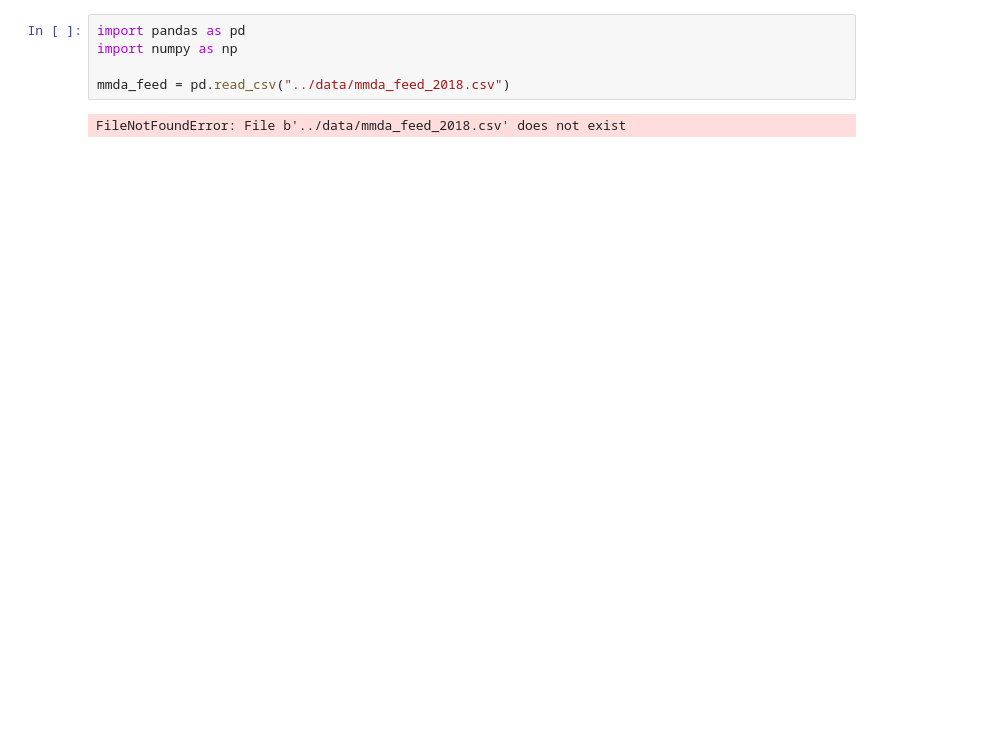
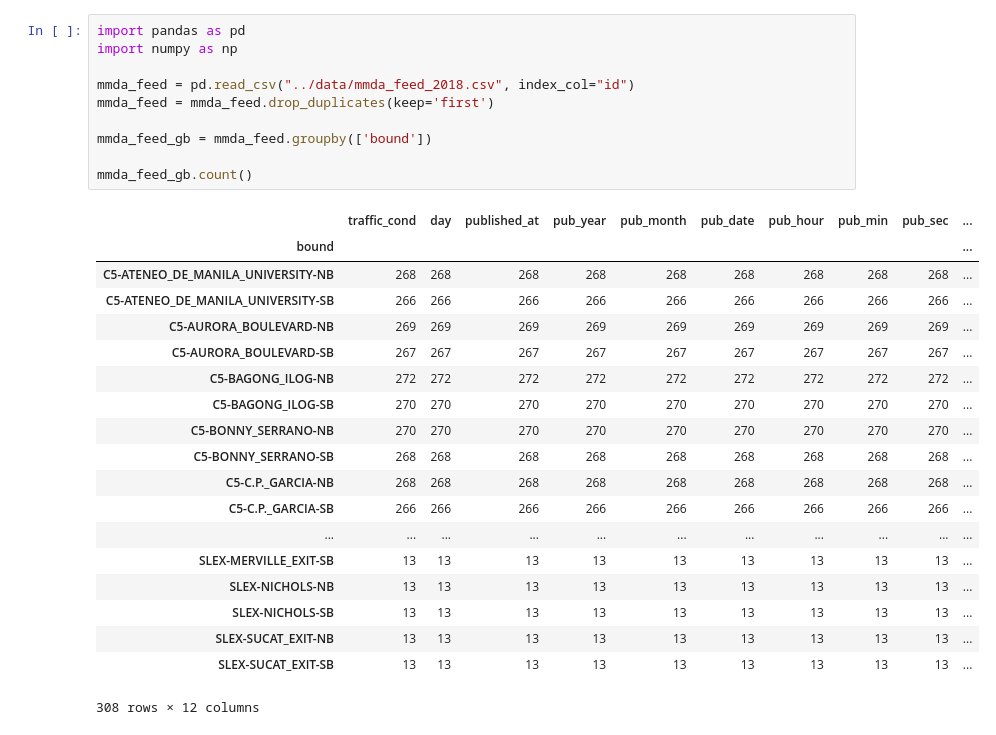
Before and after one commit to dlsucomet/ph-traffic, a Jupyter notebook: notebook/traffic_eda.ipynb, the cells around one changed output. Saved outputs shown, nothing was run; the diff lists cells and outputs as text; blank space fills up the shorter version.

Commit message:
Data processing pipeline

```diff
--- a/notebook/traffic_eda.ipynb
+++ b/notebook/traffic_eda.ipynb
@@ -1,7 +1,30 @@
 # %%
 import pandas as pd
 import numpy as np
 
-mmda_feed = pd.read_csv("../data/mmda_feed_2018.csv")
+mmda_feed = pd.read_csv("../data/mmda_feed_2018.csv", index_col="id")
+mmda_feed = mmda_feed.drop_duplicates(keep='first')
+
+mmda_feed_gb = mmda_feed.groupby(['bound'])
+
+mmda_feed_gb.count()
 # %% [output]
+|  | traffic_cond | day | published_at | pub_year | pub_month | pub_date | pub_hour | pub_min | pub_sec | ... |
+| bound |  |  |  |  |  |  |  |  |  | ... |
+| C5-ATENEO_DE_MANILA_UNIVERSITY-NB | 268 | 268 | 268 | 268 | 268 | 268 | 268 | 268 | 268 | ... |
+| C5-ATENEO_DE_MANILA_UNIVERSITY-SB | 266 | 266 | 266 | 266 | 266 | 266 | 266 | 266 | 266 | ... |
+| C5-AURORA_BOULEVARD-NB | 269 | 269 | 269 | 269 | 269 | 269 | 269 | 269 | 269 | ... |
+| C5-AURORA_BOULEVARD-SB | 267 | 267 | 267 | 267 | 267 | 267 | 267 | 267 | 267 | ... |
+| C5-BAGONG_ILOG-NB | 272 | 272 | 272 | 272 | 272 | 272 | 272 | 272 | 272 | ... |
+| C5-BAGONG_ILOG-SB | 270 | 270 | 270 | 270 | 270 | 270 | 270 | 270 | 270 | ... |
+| C5-BONNY_SERRANO-NB | 270 | 270 | 270 | 270 | 270 | 270 | 270 | 270 | 270 | ... |
+| C5-BONNY_SERRANO-SB | 268 | 268 | 268 | 268 | 268 | 268 | 268 | 268 | 268 | ... |
+| C5-C.P._GARCIA-NB | 268 | 268 | 268 | 268 | 268 | 268 | 268 | 268 | 268 | ... |
+| C5-C.P._GARCIA-SB | 266 | 266 | 266 | 266 | 266 | 266 | 266 | 266 | 266 | ... |
+| ... | ... | ... | ... | ... | ... | ... | ... | ... | ... | ... |
+| SLEX-MERVILLE_EXIT-SB | 13 | 13 | 13 | 13 | 13 | 13 | 13 | 13 | 13 | ... |
+| SLEX-NICHOLS-NB | 13 | 13 | 13 | 13 | 13 | 13 | 13 | 13 | 13 | ... |
+| SLEX-NICHOLS-SB | 13 | 13 | 13 | 13 | 13 | 13 | 13 | 13 | 13 | ... |
+| SLEX-SUCAT_EXIT-NB | 13 | 13 | 13 | 13 | 13 | 13 | 13 | 13 | 13 | ... |
+| SLEX-SUCAT_EXIT-SB | 13 | 13 | 13 | 13 | 13 | 13 | 13 | 13 | 13 | ... |
-FileNotFoundError: File b'../data/mmda_feed_2018.csv' does not exist
+308 rows × 12 columns
```
Also changed, not shown: parts of 2 cells of this notebook.
